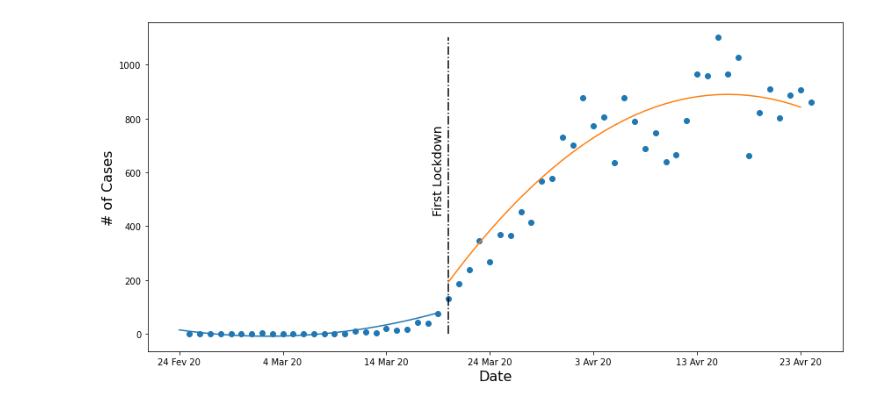
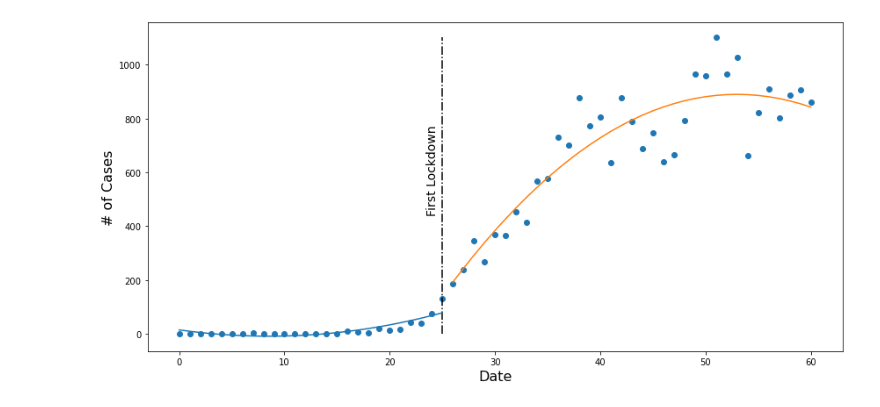
Before and after one commit to mmrossi/m3-4-rdd-project, a Jupyter notebook: Rough Draft.ipynb, the cells around one changed output. Saved outputs shown, nothing was run; the diff lists cells and outputs as text; code cells hidden in the pictures.

```diff
--- a/Rough Draft.ipynb
+++ b/Rough Draft.ipynb
@@ -26,7 +9,7 @@ cases.to_csv('Data/Covid_Cases_QC2',index=False)
 # %%
 cov = pd.read_csv('Data/Covid_Cases_QC')
 # %%
-cov['Day_sq'] = cov['Day'].apply(np.square)
+#cov['Day_sq'] = cov['Day'].apply(np.square)
 cov['Date'] = pd.to_datetime(cov['Date'])
 LOCKDOWN_1 = pd.to_datetime('2020-3-20')
 SCHOOL_OPEN = pd.to_datetime('2020-8-31')
@@ -82,14 +64,14 @@ temp_pd3 = cov.loc[period3]
 # %%
 #Pre-locdown
 
-X = temp_prld[['Day','Day_sq']]
+X = pre_LD1[['Day','Day_sq']]
 X = sm.add_constant(X)
 
-y = temp_prld['Cas']
+y = pre_LD1['Cas']
 
 model_1 = sm.OLS(y, X).fit(cov_type='HC2')
 
 y_hat_1 = model_1.predict(X)
 
 
-#model_1.summary()
+model_1.summary()
@@ -96,13 +99,13 @@ y_hat_1 = model_1.predict(X)
 # %%
 #Post-Lockdown
 
-X = temp_pold[['Day','Day_sq']]
+X = post_LD1[['Day','Day_sq']]
 X = sm.add_constant(X)
 
-y = temp_pold['Cas']
+y = post_LD1['Cas']
 
 model_2 = sm.OLS(y,X).fit(cov_type='HC2')
 
 y_hat_2 = model_2.predict(X)
 
-#model_2.summary()
+model_2.summary()
@@ -109,19 +135,19 @@ y_hat_2 = model_2.predict(X)
 # %%
 fig, ax = plt.subplots(figsize=(12,6))
 
-plt.scatter(x=temp_pd1.Day,y=temp_pd1.Cas,)
+plt.scatter(x=period1_df.Day,y=period1_df.Cas,)
 plt.plot(y_hat_1)
 plt.plot(y_hat_2)
-ax.text(y=450,x=24.5,s='First Lockdown',rotation=90,fontsize=14)
-ax.vlines(x=26,ymin=temp_pd1.Cas.min(),ymax=temp_pd1.Cas.max(),linestyle='dashdot')
-plt.xticks(np.linspace(0,60,7),('24 Fev 20','4 Mar 20','14 Mar 20','24 Mar 20','3 Avr 20','13 Avr 20',
-                                '23 Avr 20'))
+ax.text(y=450,x=23.5,s='First Lockdown',rotation=90,fontsize=14)
+ax.vlines(x=25,ymin=period1_df.Cas.min(),ymax=period1_df.Cas.max(),linestyle='dashdot')
+#plt.xticks(np.linspace(0,60,7),('24 Fev 20','4 Mar 20','14 Mar 20','24 Mar 20','3 Avr 20','13 Avr 20',
+#                                '23 Avr 20'))
 
 plt.xlabel('Date',fontsize=16)
 plt.ylabel('# of Cases',fontsize=16)
 plt.tight_layout()
 # %% [output]
-[figure, old version]
+[figure, new version]
 # %%
 ##################################################
 # %%
```
Also changed, not shown: parts of 12 cells of this notebook.
